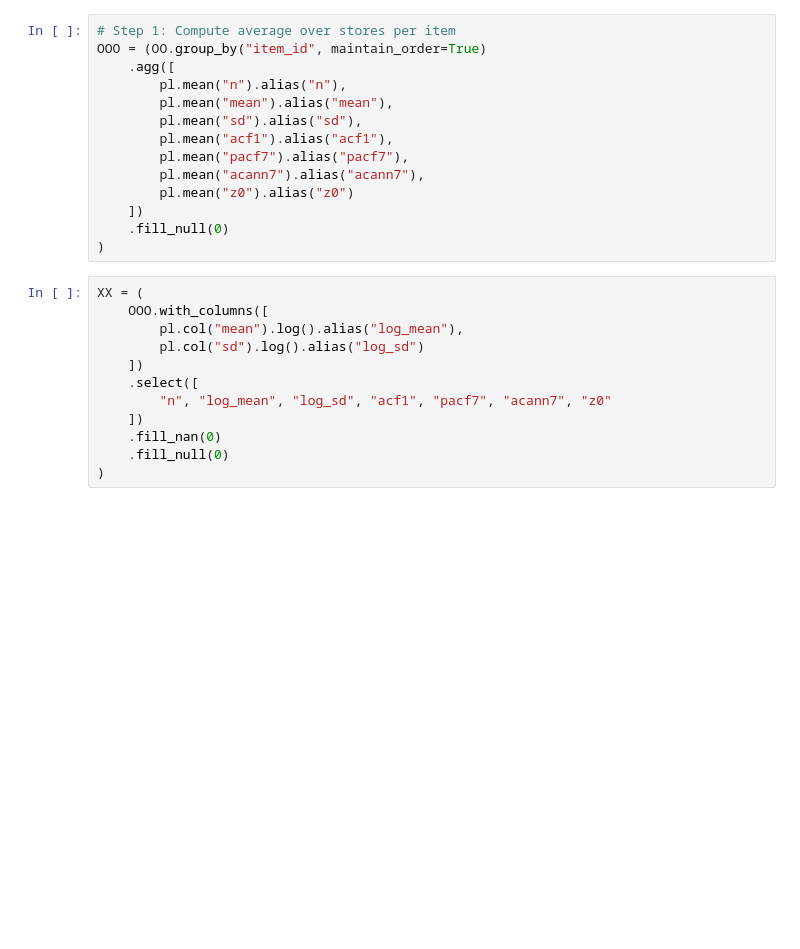
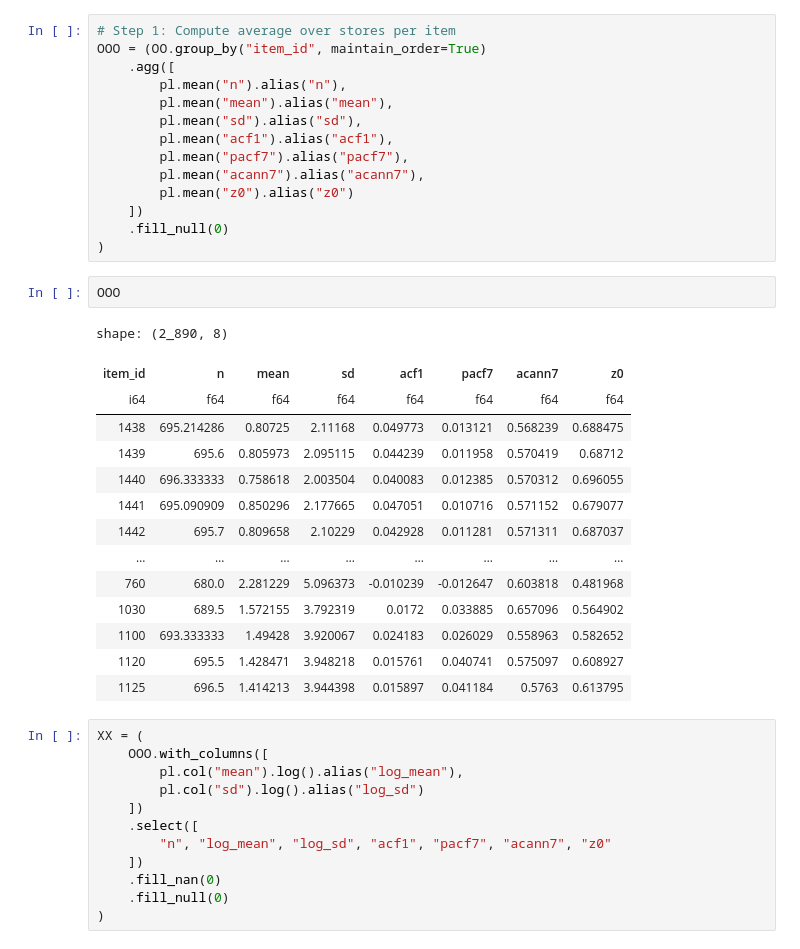
Before and after one commit to ujohn33/dgbm-paper, a Jupyter notebook: notebooks/M5_preparation_polars.ipynb, the cells around one changed output. Saved outputs shown, nothing was run; the diff lists cells and outputs as text; blank space fills up the shorter version.

```diff
--- a/notebooks/M5_preparation_polars.ipynb
+++ b/notebooks/M5_preparation_polars.ipynb
@@ -477,6 +446,23 @@ OOO = (OO.group_by("item_id", maintain_order=True)
     ])
     .fill_null(0)
 )
+# %%
+OOO
+# %% [output]
+shape: (2_890, 8)
+| item_id | n | mean | sd | acf1 | pacf7 | acann7 | z0 |
+| i64 | f64 | f64 | f64 | f64 | f64 | f64 | f64 |
+| 1438 | 695.214286 | 0.80725 | 2.11168 | 0.049773 | 0.013121 | 0.568239 | 0.688475 |
+| 1439 | 695.6 | 0.805973 | 2.095115 | 0.044239 | 0.011958 | 0.570419 | 0.68712 |
+| 1440 | 696.333333 | 0.758618 | 2.003504 | 0.040083 | 0.012385 | 0.570312 | 0.696055 |
+| 1441 | 695.090909 | 0.850296 | 2.177665 | 0.047051 | 0.010716 | 0.571152 | 0.679077 |
+| 1442 | 695.7 | 0.809658 | 2.10229 | 0.042928 | 0.011281 | 0.571311 | 0.687037 |
+| … | … | … | … | … | … | … | … |
+| 760 | 680.0 | 2.281229 | 5.096373 | -0.010239 | -0.012647 | 0.603818 | 0.481968 |
+| 1030 | 689.5 | 1.572155 | 3.792319 | 0.0172 | 0.033885 | 0.657096 | 0.564902 |
+| 1100 | 693.333333 | 1.49428 | 3.920067 | 0.024183 | 0.026029 | 0.558963 | 0.582652 |
+| 1120 | 695.5 | 1.428471 | 3.948218 | 0.015761 | 0.040741 | 0.575097 | 0.608927 |
+| 1125 | 696.5 | 1.414213 | 3.944398 | 0.015897 | 0.041184 | 0.5763 | 0.613795 |
 # %%
 XX = (
     OOO.with_columns([
```
Also changed, not shown: parts of 6 cells of this notebook, 1 other file.
